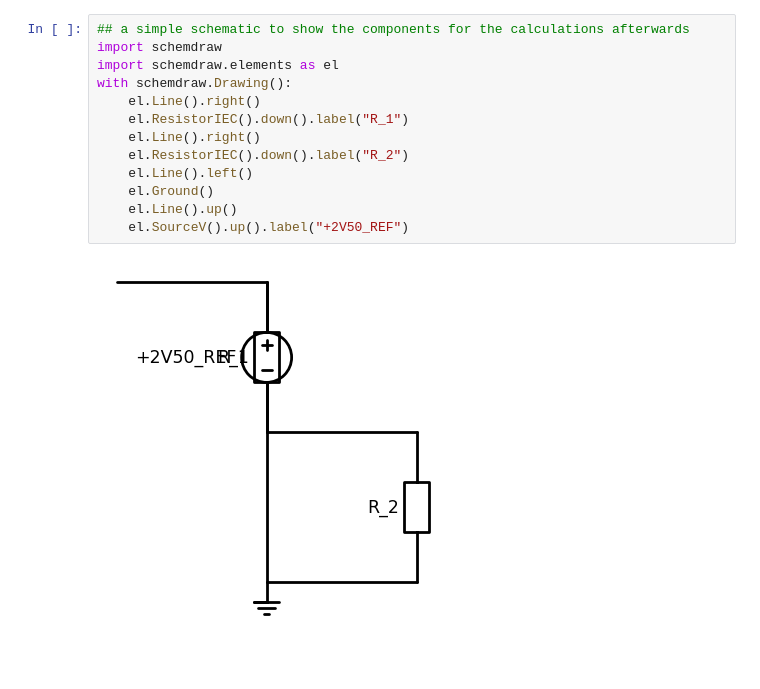
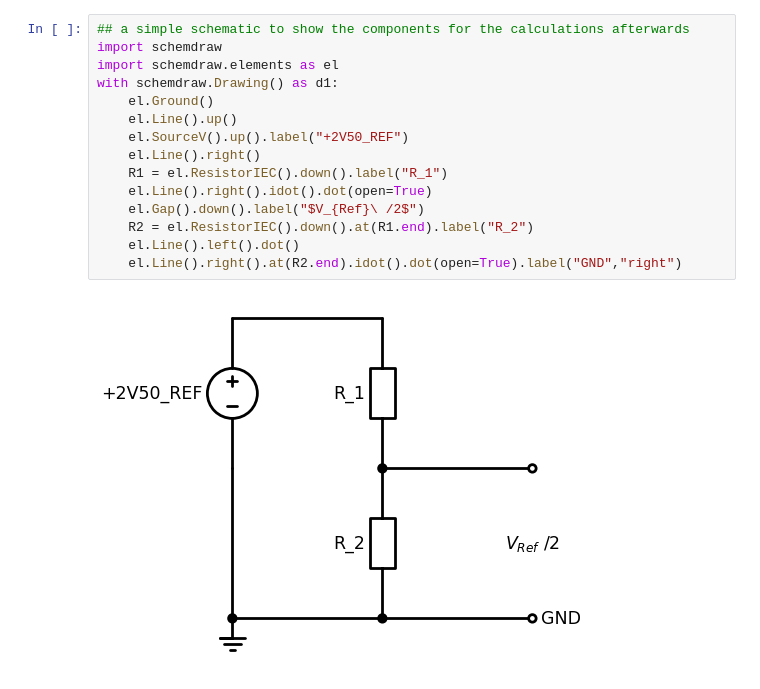
Before and after one commit to transistorgrab/OSSI, a Jupyter notebook: circuits/OSSI_CM2/test_reports/design_calculations.ipynb, the cells around one changed output. Saved outputs shown, nothing was run; the diff lists cells and outputs as text.

```diff
--- a/circuits/OSSI_CM2/test_reports/design_calculations.ipynb
+++ b/circuits/OSSI_CM2/test_reports/design_calculations.ipynb
@@ -1,18 +1,20 @@
 # %%
 ## a simple schematic to show the components for the calculations afterwards
 import schemdraw
 import schemdraw.elements as el
-with schemdraw.Drawing():
-    el.Line().right()
-    el.ResistorIEC().down().label("R_1")
-    el.Line().right()
-    el.ResistorIEC().down().label("R_2")
-    el.Line().left()
+with schemdraw.Drawing() as d1:
     el.Ground()
     el.Line().up()
     el.SourceV().up().label("+2V50_REF")
+    el.Line().right()
+    R1 = el.ResistorIEC().down().label("R_1")
+    el.Line().right().idot().dot(open=True)
+    el.Gap().down().label("$V_{Ref}\ /2$")
+    R2 = el.ResistorIEC().down().at(R1.end).label("R_2")
+    el.Line().left().dot()
+    el.Line().right().at(R2.end).idot().dot(open=True).label("GND","right")
 # %% [output]
-[figure, old version]
+[figure, new version]
 # %%
 # calculating tolerances of reference voltages
 V_ref = 2.5 ## Volts
```
Also changed, not shown: parts of 1 cell of this notebook.
